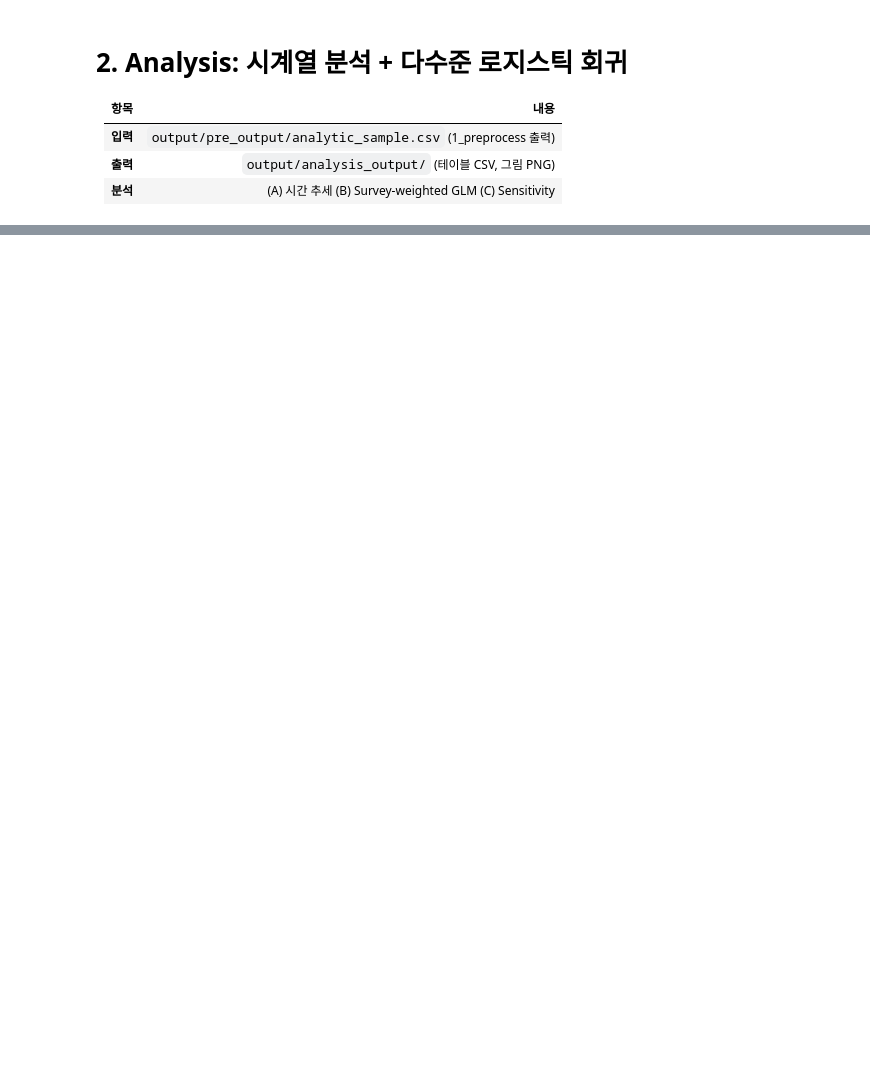
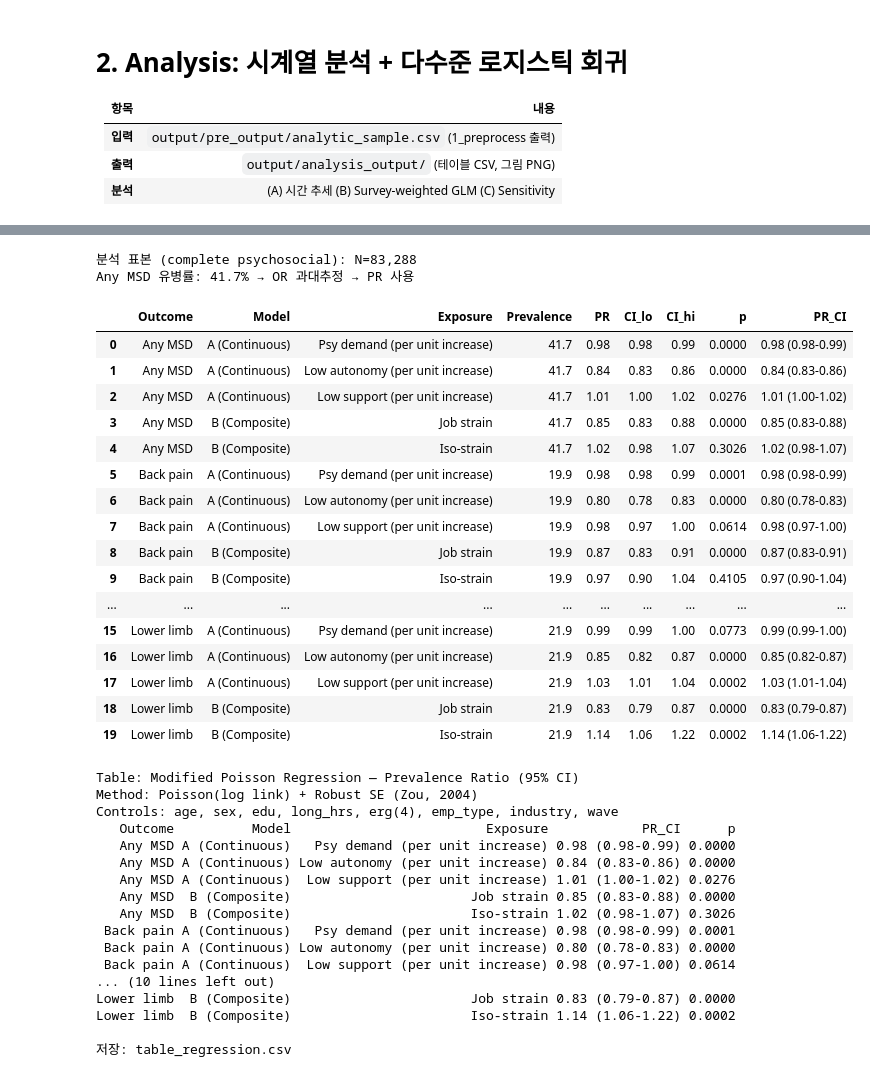
Before and after one commit to y3korea/kwcs-msd-psychosocial, a Jupyter notebook: notebooks/2_analysis.ipynb, the cells around one changed output, grey strips where cells are left out. Cells and saved outputs as stored; diff of their text form; code cells hidden in the pictures; blank space fills up the shorter version.

```diff
--- a/notebooks/2_analysis.ipynb
+++ b/notebooks/2_analysis.ipynb
@@ -258,32 +417,70 @@ for outcome, olabel in outcomes_dict.items():
             'Exposure': label, 'Prevalence': round(prev,1),
             'PR': round(PR, 2), 'CI_lo': round(ci[0], 2), 'CI_hi': round(ci[1], 2),
             'p': round(ma.pvalues[var], 4),
         })
 
     # ── Model B: Composite (Modified Poisson) ──
     fb = f'{outcome} ~ job_strain + iso_strain + {full_controls}'
     mb = smf.glm(fb, data=dfa, family=sm.families.Poisson(link=sm.families.links.Log()),
                   freq_weights=dfa['swt']).fit(cov_type='HC1')
 
     for var, label in [('job_strain','Job strain'), ('iso_strain','Iso-strain')]:
         PR = np.exp(mb.params[var])
         ci = np.exp(mb.conf_int().loc[var])
         results.append({
             'Outcome': olabel, 'Model': 'B (Composite)',
             'Exposure': label, 'Prevalence': round(prev,1),
             'PR': round(PR, 2), 'CI_lo': round(ci.iloc[0], 2), 'CI_hi': round(ci.iloc[1], 2),
             'p': round(mb.pvalues[var], 4),
         })
 
 df_results = pd.DataFrame(results)
 df_results['PR_CI'] = df_results.apply(
     lambda r: f"{r['PR']:.2f} ({r['CI_lo']:.2f}-{r['CI_hi']:.2f})", axis=1)
 df_results.to_csv(os.path.join(OUT_DIR, 'table_regression.csv'), index=False)
+display(df_results)
 
 print('\nTable: Modified Poisson Regression — Prevalence Ratio (95% CI)')
 print('Method: Poisson(log link) + Robust SE (Zou, 2004)')
 print('Controls: age, sex, edu, long_hrs, erg(4), emp_type, industry, wave')
 print(df_results[['Outcome','Model','Exposure','PR_CI','p']].to_string(index=False))
 print(f'\n저장: table_regression.csv')
+# %% [output]
+분석 표본 (complete psychosocial): N=83,288
+Any MSD 유병률: 41.7% → OR 과대추정 → PR 사용
+|  | Outcome | Model | Exposure | Prevalence | PR | CI_lo | CI_hi | p | PR_CI |
+| 0 | Any MSD | A (Continuous) | Psy demand (per unit increase) | 41.7 | 0.98 | 0.98 | 0.99 | 0.0000 | 0.98 (0.98-0.99) |
+| 1 | Any MSD | A (Continuous) | Low autonomy (per unit increase) | 41.7 | 0.84 | 0.83 | 0.86 | 0.0000 | 0.84 (0.83-0.86) |
+| 2 | Any MSD | A (Continuous) | Low support (per unit increase) | 41.7 | 1.01 | 1.00 | 1.02 | 0.0276 | 1.01 (1.00-1.02) |
+| 3 | Any MSD | B (Composite) | Job strain | 41.7 | 0.85 | 0.83 | 0.88 | 0.0000 | 0.85 (0.83-0.88) |
+| 4 | Any MSD | B (Composite) | Iso-strain | 41.7 | 1.02 | 0.98 | 1.07 | 0.3026 | 1.02 (0.98-1.07) |
+| 5 | Back pain | A (Continuous) | Psy demand (per unit increase) | 19.9 | 0.98 | 0.98 | 0.99 | 0.0001 | 0.98 (0.98-0.99) |
+| 6 | Back pain | A (Continuous) | Low autonomy (per unit increase) | 19.9 | 0.80 | 0.78 | 0.83 | 0.0000 | 0.80 (0.78-0.83) |
+| 7 | Back pain | A (Continuous) | Low support (per unit increase) | 19.9 | 0.98 | 0.97 | 1.00 | 0.0614 | 0.98 (0.97-1.00) |
+| 8 | Back pain | B (Composite) | Job strain | 19.9 | 0.87 | 0.83 | 0.91 | 0.0000 | 0.87 (0.83-0.91) |
+| 9 | Back pain | B (Composite) | Iso-strain | 19.9 | 0.97 | 0.90 | 1.04 | 0.4105 | 0.97 (0.90-1.04) |
+| ... | ... | ... | ... | ... | ... | ... | ... | ... | ... |
+| 15 | Lower limb | A (Continuous) | Psy demand (per unit increase) | 21.9 | 0.99 | 0.99 | 1.00 | 0.0773 | 0.99 (0.99-1.00) |
+| 16 | Lower limb | A (Continuous) | Low autonomy (per unit increase) | 21.9 | 0.85 | 0.82 | 0.87 | 0.0000 | 0.85 (0.82-0.87) |
+| 17 | Lower limb | A (Continuous) | Low support (per unit increase) | 21.9 | 1.03 | 1.01 | 1.04 | 0.0002 | 1.03 (1.01-1.04) |
+| 18 | Lower limb | B (Composite) | Job strain | 21.9 | 0.83 | 0.79 | 0.87 | 0.0000 | 0.83 (0.79-0.87) |
+| 19 | Lower limb | B (Composite) | Iso-strain | 21.9 | 1.14 | 1.06 | 1.22 | 0.0002 | 1.14 (1.06-1.22) |
+Table: Modified Poisson Regression — Prevalence Ratio (95% CI)
+Method: Poisson(log link) + Robust SE (Zou, 2004)
+Controls: age, sex, edu, long_hrs, erg(4), emp_type, industry, wave
+   Outcome          Model                         Exposure            PR_CI      p
+   Any MSD A (Continuous)   Psy demand (per unit increase) 0.98 (0.98-0.99) 0.0000
+   Any MSD A (Continuous) Low autonomy (per unit increase) 0.84 (0.83-0.86) 0.0000
+   Any MSD A (Continuous)  Low support (per unit increase) 1.01 (1.00-1.02) 0.0276
+   Any MSD  B (Composite)                       Job strain 0.85 (0.83-0.88) 0.0000
+   Any MSD  B (Composite)                       Iso-strain 1.02 (0.98-1.07) 0.3026
+ Back pain A (Continuous)   Psy demand (per unit increase) 0.98 (0.98-0.99) 0.0001
+ Back pain A (Continuous) Low autonomy (per unit increase) 0.80 (0.78-0.83) 0.0000
+ Back pain A (Continuous)  Low support (per unit increase) 0.98 (0.97-1.00) 0.0614
+... (10 lines left out)
+Lower limb  B (Composite)                       Job strain 0.83 (0.79-0.87) 0.0000
+Lower limb  B (Composite)                       Iso-strain 1.14 (1.06-1.22) 0.0002
+
+저장: table_regression.csv
 # %%
 # ══════════════════════════════════════════════════════════════
```
Also changed, not shown: parts of 13 cells of this notebook, 4 other files.
